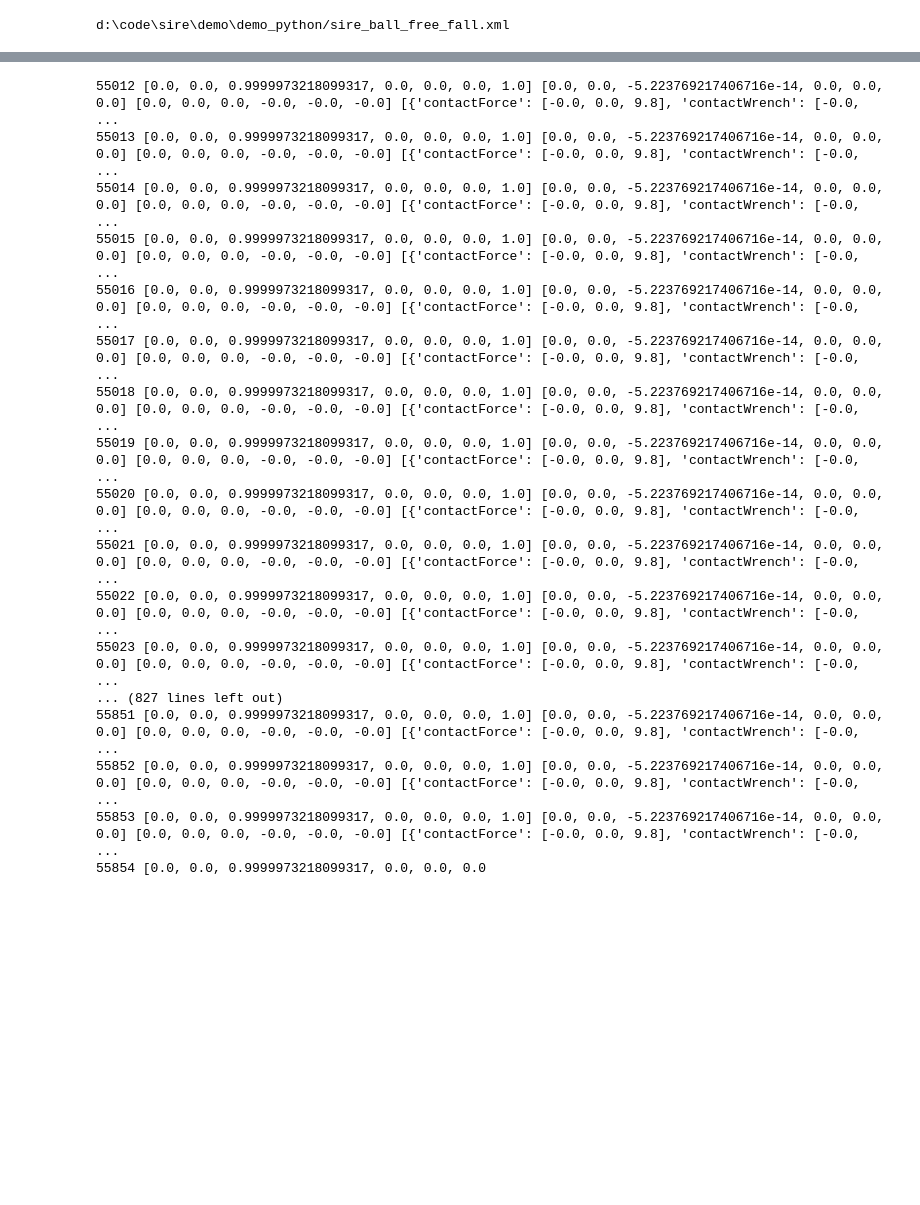
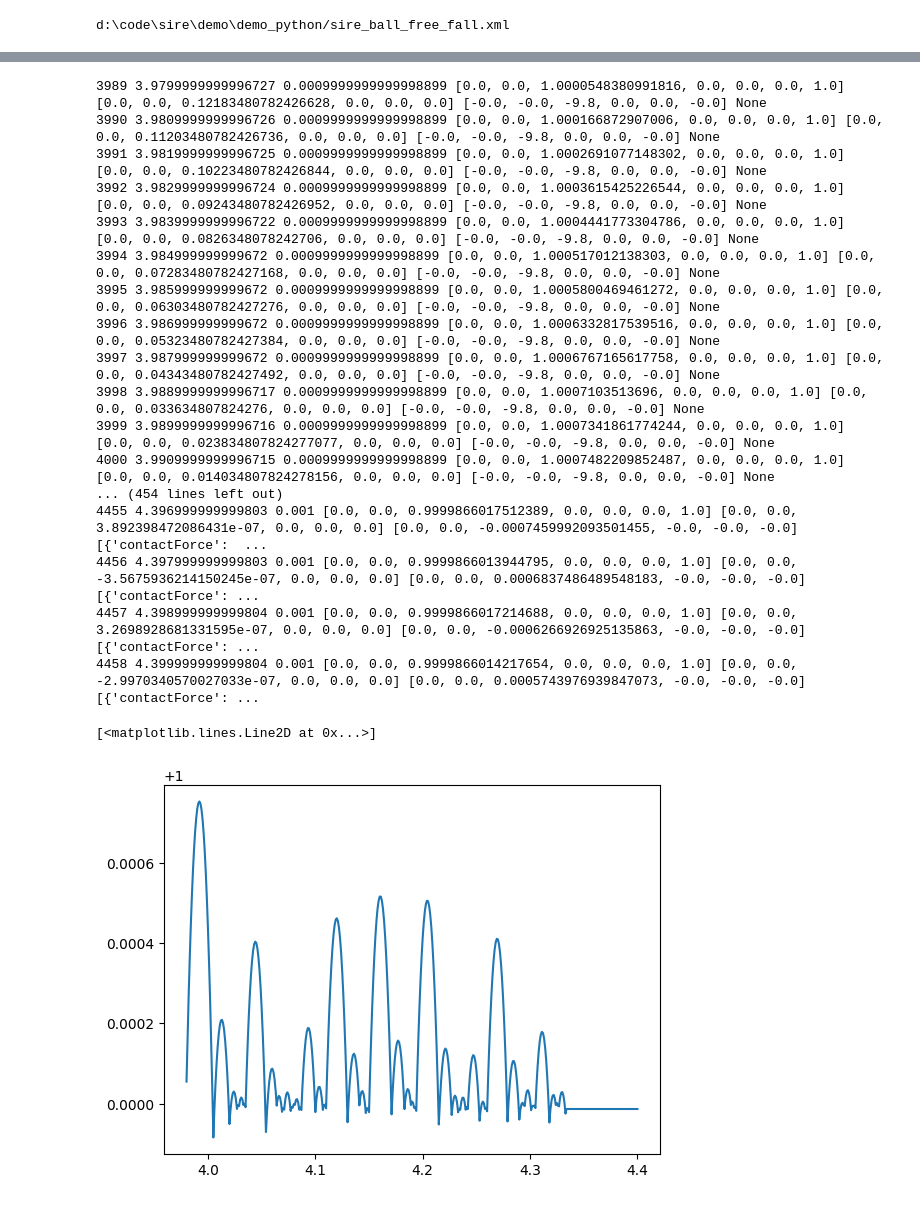
Before and after one commit to leitianjian/sire, a Jupyter notebook: demo/demo_python/demo_ball_free_fall.ipynb, the cells around one changed output, grey strips where cells are left out. Cells and saved outputs as stored; diff of their text form; code cells hidden in the pictures; blank space fills up the shorter version.

```diff
--- a/demo/demo_python/demo_ball_free_fall.ipynb
+++ b/demo/demo_python/demo_ball_free_fall.ipynb
@@ -129,3 +129,7 @@ vis.jupyter_cell()
 You can open the visualizer by visiting the following URL:
 http://127.0.0.1:7001/static/
 [interactive output not drawn]
+# %%
+for i in range(800):
+  currentIdx = 4000 + i
+  print(result["timeIndex"][currentIdx])
@@ -132,32 +154,40 @@ http://127.0.0.1:7001/static/
 # %%
 import matplotlib.pyplot as plt
 timeIndices = result['timeIndex']
 contactInfo = result["contactInfo"]
 partpq = result["partPq"]
 partvs = result["partVs"]
 partas = result["partAs"]
+dts = result["dts"]
 x = []
 y = []
 
-for i in range(1000):
-  currentTime = 55 + i / 1000
-  currentIdx = binarySearch(timeIndices, currentTime)
-  print(currentIdx, partpq[currentIdx][1], partvs[currentIdx][1], partas[currentIdx][1], contactInfo[currentIdx])
+lowerBound = binarySearch(timeIndices, 3.98)
+upperBound = binarySearch(timeIndices, 4.4)
+
+for i in range(lowerBound, upperBound + 1):
+  print(i, timeIndices[i], dts[i], partpq[i][1], partvs[i][1], partas[i][1], contactInfo[i])
+  x.append(timeIndices[i])
+  y.append(pq2tfmatrix(partpq[i][1])[2, 3])  # z position from transformation matrix
+
+plt.plot(x, y)
 # %% [output]
-55012 [0.0, 0.0, 0.9999973218099317, 0.0, 0.0, 0.0, 1.0] [0.0, 0.0, -5.223769217406716e-14, 0.0, 0.0, 0.0] [0.0, 0.0, 0.0, -0.0, -0.0, -0.0] [{'contactForce': [-0.0, 0.0, 9.8], 'contactWrench': [-0.0, ...
-55013 [0.0, 0.0, 0.9999973218099317, 0.0, 0.0, 0.0, 1.0] [0.0, 0.0, -5.223769217406716e-14, 0.0, 0.0, 0.0] [0.0, 0.0, 0.0, -0.0, -0.0, -0.0] [{'contactForce': [-0.0, 0.0, 9.8], 'contactWrench': [-0.0, ...
-55014 [0.0, 0.0, 0.9999973218099317, 0.0, 0.0, 0.0, 1.0] [0.0, 0.0, -5.223769217406716e-14, 0.0, 0.0, 0.0] [0.0, 0.0, 0.0, -0.0, -0.0, -0.0] [{'contactForce': [-0.0, 0.0, 9.8], 'contactWrench': [-0.0, ...
-55015 [0.0, 0.0, 0.9999973218099317, 0.0, 0.0, 0.0, 1.0] [0.0, 0.0, -5.223769217406716e-14, 0.0, 0.0, 0.0] [0.0, 0.0, 0.0, -0.0, -0.0, -0.0] [{'contactForce': [-0.0, 0.0, 9.8], 'contactWrench': [-0.0, ...
-55016 [0.0, 0.0, 0.9999973218099317, 0.0, 0.0, 0.0, 1.0] [0.0, 0.0, -5.223769217406716e-14, 0.0, 0.0, 0.0] [0.0, 0.0, 0.0, -0.0, -0.0, -0.0] [{'contactForce': [-0.0, 0.0, 9.8], 'contactWrench': [-0.0, ...
-55017 [0.0, 0.0, 0.9999973218099317, 0.0, 0.0, 0.0, 1.0] [0.0, 0.0, -5.223769217406716e-14, 0.0, 0.0, 0.0] [0.0, 0.0, 0.0, -0.0, -0.0, -0.0] [{'contactForce': [-0.0, 0.0, 9.8], 'contactWrench': [-0.0, ...
-55018 [0.0, 0.0, 0.9999973218099317, 0.0, 0.0, 0.0, 1.0] [0.0, 0.0, -5.223769217406716e-14, 0.0, 0.0, 0.0] [0.0, 0.0, 0.0, -0.0, -0.0, -0.0] [{'contactForce': [-0.0, 0.0, 9.8], 'contactWrench': [-0.0, ...
-55019 [0.0, 0.0, 0.9999973218099317, 0.0, 0.0, 0.0, 1.0] [0.0, 0.0, -5.223769217406716e-14, 0.0, 0.0, 0.0] [0.0, 0.0, 0.0, -0.0, -0.0, -0.0] [{'contactForce': [-0.0, 0.0, 9.8], 'contactWrench': [-0.0, ...
-55020 [0.0, 0.0, 0.9999973218099317, 0.0, 0.0, 0.0, 1.0] [0.0, 0.0, -5.223769217406716e-14, 0.0, 0.0, 0.0] [0.0, 0.0, 0.0, -0.0, -0.0, -0.0] [{'contactForce': [-0.0, 0.0, 9.8], 'contactWrench': [-0.0, ...
-55021 [0.0, 0.0, 0.9999973218099317, 0.0, 0.0, 0.0, 1.0] [0.0, 0.0, -5.223769217406716e-14, 0.0, 0.0, 0.0] [0.0, 0.0, 0.0, -0.0, -0.0, -0.0] [{'contactForce': [-0.0, 0.0, 9.8], 'contactWrench': [-0.0, ...
-55022 [0.0, 0.0, 0.9999973218099317, 0.0, 0.0, 0.0, 1.0] [0.0, 0.0, -5.223769217406716e-14, 0.0, 0.0, 0.0] [0.0, 0.0, 0.0, -0.0, -0.0, -0.0] [{'contactForce': [-0.0, 0.0, 9.8], 'contactWrench': [-0.0, ...
-55023 [0.0, 0.0, 0.9999973218099317, 0.0, 0.0, 0.0, 1.0] [0.0, 0.0, -5.223769217406716e-14, 0.0, 0.0, 0.0] [0.0, 0.0, 0.0, -0.0, -0.0, -0.0] [{'contactForce': [-0.0, 0.0, 9.8], 'contactWrench': [-0.0, ...
-... (827 lines left out)
-55851 [0.0, 0.0, 0.9999973218099317, 0.0, 0.0, 0.0, 1.0] [0.0, 0.0, -5.223769217406716e-14, 0.0, 0.0, 0.0] [0.0, 0.0, 0.0, -0.0, -0.0, -0.0] [{'contactForce': [-0.0, 0.0, 9.8], 'contactWrench': [-0.0, ...
-55852 [0.0, 0.0, 0.9999973218099317, 0.0, 0.0, 0.0, 1.0] [0.0, 0.0, -5.223769217406716e-14, 0.0, 0.0, 0.0] [0.0, 0.0, 0.0, -0.0, -0.0, -0.0] [{'contactForce': [-0.0, 0.0, 9.8], 'contactWrench': [-0.0, ...
-55853 [0.0, 0.0, 0.9999973218099317, 0.0, 0.0, 0.0, 1.0] [0.0, 0.0, -5.223769217406716e-14, 0.0, 0.0, 0.0] [0.0, 0.0, 0.0, -0.0, -0.0, -0.0] [{'contactForce': [-0.0, 0.0, 9.8], 'contactWrench': [-0.0, ...
-55854 [0.0, 0.0, 0.9999973218099317, 0.0, 0.0, 0.0
+3989 3.9799999999996727 0.0009999999999998899 [0.0, 0.0, 1.0000548380991816, 0.0, 0.0, 0.0, 1.0] [0.0, 0.0, 0.12183480782426628, 0.0, 0.0, 0.0] [-0.0, -0.0, -9.8, 0.0, 0.0, -0.0] None
+3990 3.9809999999996726 0.0009999999999998899 [0.0, 0.0, 1.000166872907006, 0.0, 0.0, 0.0, 1.0] [0.0, 0.0, 0.11203480782426736, 0.0, 0.0, 0.0] [-0.0, -0.0, -9.8, 0.0, 0.0, -0.0] None
+3991 3.9819999999996725 0.0009999999999998899 [0.0, 0.0, 1.0002691077148302, 0.0, 0.0, 0.0, 1.0] [0.0, 0.0, 0.10223480782426844, 0.0, 0.0, 0.0] [-0.0, -0.0, -9.8, 0.0, 0.0, -0.0] None
+3992 3.9829999999996724 0.0009999999999998899 [0.0, 0.0, 1.0003615425226544, 0.0, 0.0, 0.0, 1.0] [0.0, 0.0, 0.09243480782426952, 0.0, 0.0, 0.0] [-0.0, -0.0, -9.8, 0.0, 0.0, -0.0] None
+3993 3.9839999999996722 0.0009999999999998899 [0.0, 0.0, 1.0004441773304786, 0.0, 0.0, 0.0, 1.0] [0.0, 0.0, 0.0826348078242706, 0.0, 0.0, 0.0] [-0.0, -0.0, -9.8, 0.0, 0.0, -0.0] None
+3994 3.984999999999672 0.0009999999999998899 [0.0, 0.0, 1.000517012138303, 0.0, 0.0, 0.0, 1.0] [0.0, 0.0, 0.07283480782427168, 0.0, 0.0, 0.0] [-0.0, -0.0, -9.8, 0.0, 0.0, -0.0] None
+3995 3.985999999999672 0.0009999999999998899 [0.0, 0.0, 1.0005800469461272, 0.0, 0.0, 0.0, 1.0] [0.0, 0.0, 0.06303480782427276, 0.0, 0.0, 0.0] [-0.0, -0.0, -9.8, 0.0, 0.0, -0.0] None
+3996 3.986999999999672 0.0009999999999998899 [0.0, 0.0, 1.0006332817539516, 0.0, 0.0, 0.0, 1.0] [0.0, 0.0, 0.05323480782427384, 0.0, 0.0, 0.0] [-0.0, -0.0, -9.8, 0.0, 0.0, -0.0] None
+3997 3.987999999999672 0.0009999999999998899 [0.0, 0.0, 1.0006767165617758, 0.0, 0.0, 0.0, 1.0] [0.0, 0.0, 0.04343480782427492, 0.0, 0.0, 0.0] [-0.0, -0.0, -9.8, 0.0, 0.0, -0.0] None
+3998 3.9889999999996717 0.0009999999999998899 [0.0, 0.0, 1.0007103513696, 0.0, 0.0, 0.0, 1.0] [0.0, 0.0, 0.033634807824276, 0.0, 0.0, 0.0] [-0.0, -0.0, -9.8, 0.0, 0.0, -0.0] None
+3999 3.9899999999996716 0.0009999999999998899 [0.0, 0.0, 1.0007341861774244, 0.0, 0.0, 0.0, 1.0] [0.0, 0.0, 0.023834807824277077, 0.0, 0.0, 0.0] [-0.0, -0.0, -9.8, 0.0, 0.0, -0.0] None
+4000 3.9909999999996715 0.0009999999999998899 [0.0, 0.0, 1.0007482209852487, 0.0, 0.0, 0.0, 1.0] [0.0, 0.0, 0.014034807824278156, 0.0, 0.0, 0.0] [-0.0, -0.0, -9.8, 0.0, 0.0, -0.0] None
+... (454 lines left out)
+4455 4.396999999999803 0.001 [0.0, 0.0, 0.9999866017512389, 0.0, 0.0, 0.0, 1.0] [0.0, 0.0, 3.892398472086431e-07, 0.0, 0.0, 0.0] [0.0, 0.0, -0.0007459992093501455, -0.0, -0.0, -0.0] [{'contactForce':  ...
+4456 4.397999999999803 0.001 [0.0, 0.0, 0.9999866013944795, 0.0, 0.0, 0.0, 1.0] [0.0, 0.0, -3.5675936214150245e-07, 0.0, 0.0, 0.0] [0.0, 0.0, 0.0006837486489548183, -0.0, -0.0, -0.0] [{'contactForce': ...
+4457 4.398999999999804 0.001 [0.0, 0.0, 0.9999866017214688, 0.0, 0.0, 0.0, 1.0] [0.0, 0.0, 3.2698928681331595e-07, 0.0, 0.0, 0.0] [0.0, 0.0, -0.0006266926925135863, -0.0, -0.0, -0.0] [{'contactForce': ...
+4458 4.399999999999804 0.001 [0.0, 0.0, 0.9999866014217654, 0.0, 0.0, 0.0, 1.0] [0.0, 0.0, -2.9970340570027033e-07, 0.0, 0.0, 0.0] [0.0, 0.0, 0.0005743976939847073, -0.0, -0.0, -0.0] [{'contactForce': ...
+[<matplotlib.lines.Line2D at 0x...>]
+[figure, added]
```
Also changed, not shown: parts of 3 cells of this notebook, 7 other files.
